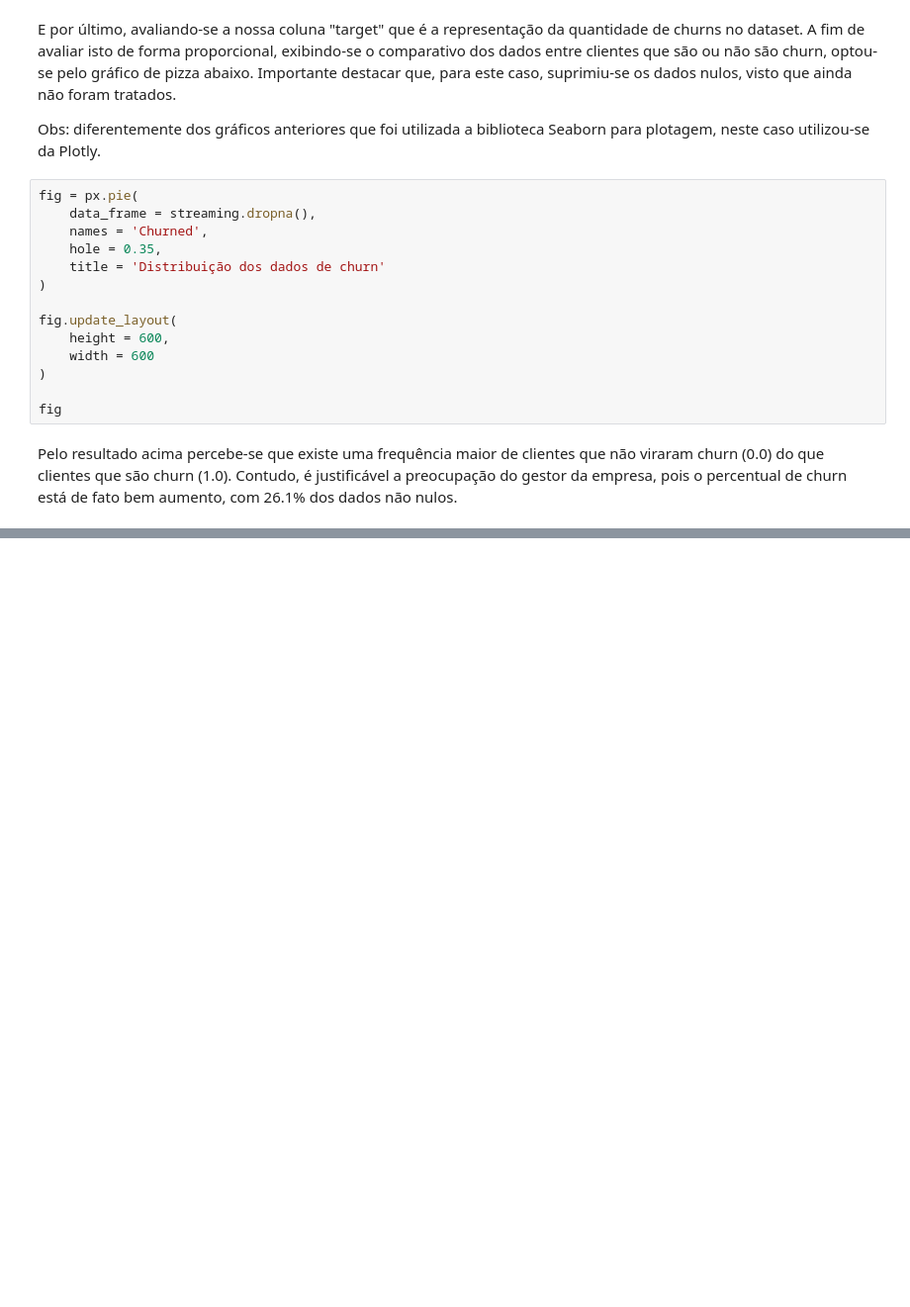
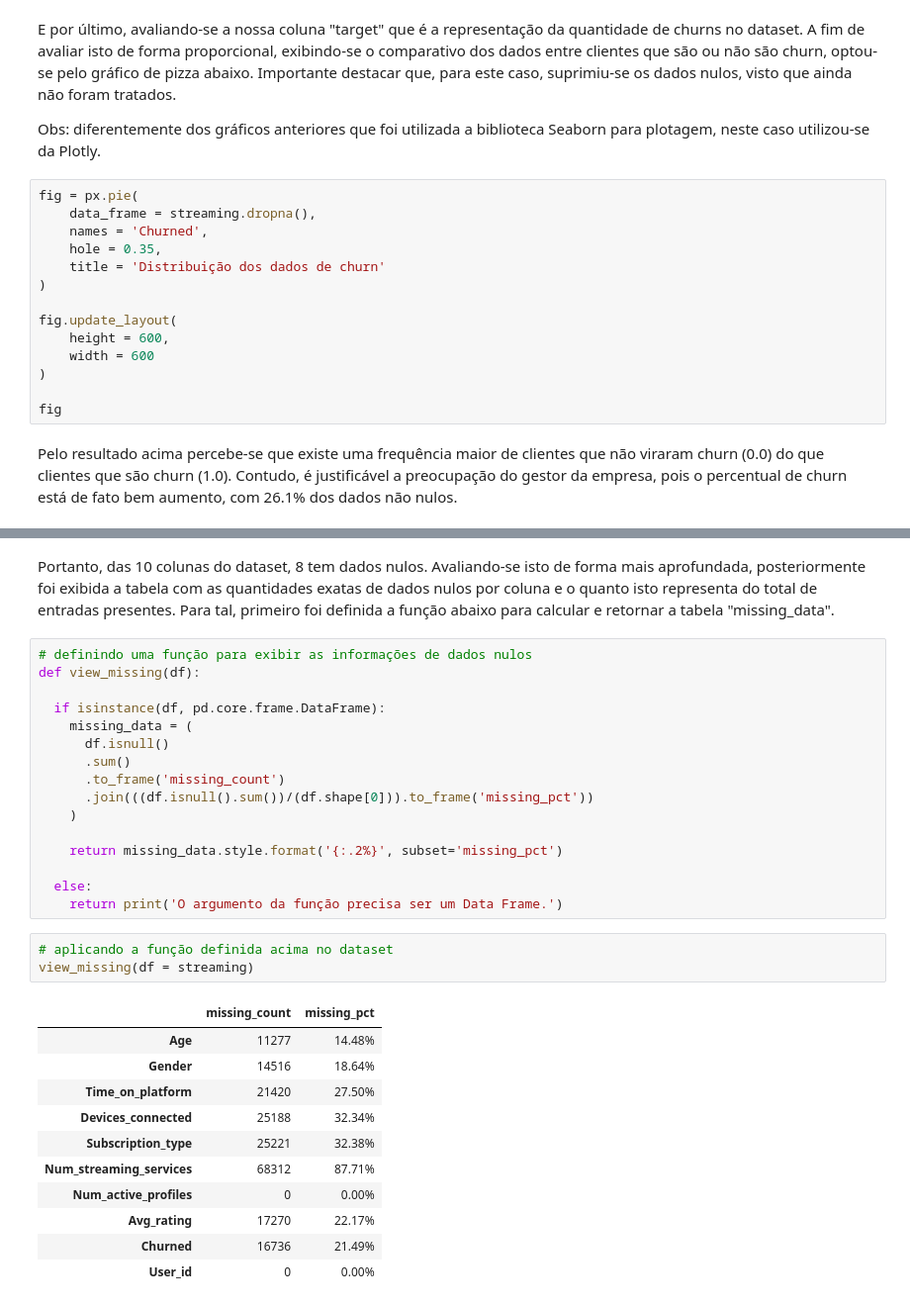
Before and after one commit to rfprates/modelo_classificacao_churn_streaming, a Jupyter notebook: case_classificacao_churn_streaming.ipynb, the cells around one changed output, grey strips where cells are left out. Shown at 99% size. Drawn from its saved outputs; the diff is of its cells as text; blank space fills up the shorter version.

```diff
--- a/case_classificacao_churn_streaming.ipynb
+++ b/case_classificacao_churn_streaming.ipynb
@@ -243,0 +268,33 @@ Pelo resultado acima percebe-se que existe uma frequência maior de clientes que
+# %% [markdown]
+Portanto, das 10 colunas do dataset, 8 tem dados nulos. Avaliando-se isto de forma mais aprofundada, posteriormente foi exibida a tabela com as quantidades exatas de dados nulos por coluna e o quanto isto representa do total de entradas presentes. Para tal, primeiro foi definida a função abaixo para calcular e retornar a tabela "missing_data".
+# %%
+# definindo uma função para exibir as informações de dados nulos
+def view_missing(df):
+
+  if isinstance(df, pd.core.frame.DataFrame):
+    missing_data = (
+      df.isnull()
+      .sum()
+      .to_frame('missing_count')
+      .join(((df.isnull().sum())/(df.shape[0])).to_frame('missing_pct'))
+    )
+
+    return missing_data.style.format('{:.2%}', subset='missing_pct')
+
+  else:
+    return print('O argumento da função precisa ser um Data Frame.')
+# %%
+# aplicando a função definida acima no dataset
+view_missing(df = streaming)
+# %% [output]
+|  | missing_count | missing_pct |
+| Age | 11277 | 14.48% |
+| Gender | 14516 | 18.64% |
+| Time_on_platform | 21420 | 27.50% |
+| Devices_connected | 25188 | 32.34% |
+| Subscription_type | 25221 | 32.38% |
+| Num_streaming_services | 68312 | 87.71% |
+| Num_active_profiles | 0 | 0.00% |
+| Avg_rating | 17270 | 22.17% |
+| Churned | 16736 | 21.49% |
+| User_id | 0 | 0.00% |
```
Also changed, not shown: parts of 11 cells of this notebook.
